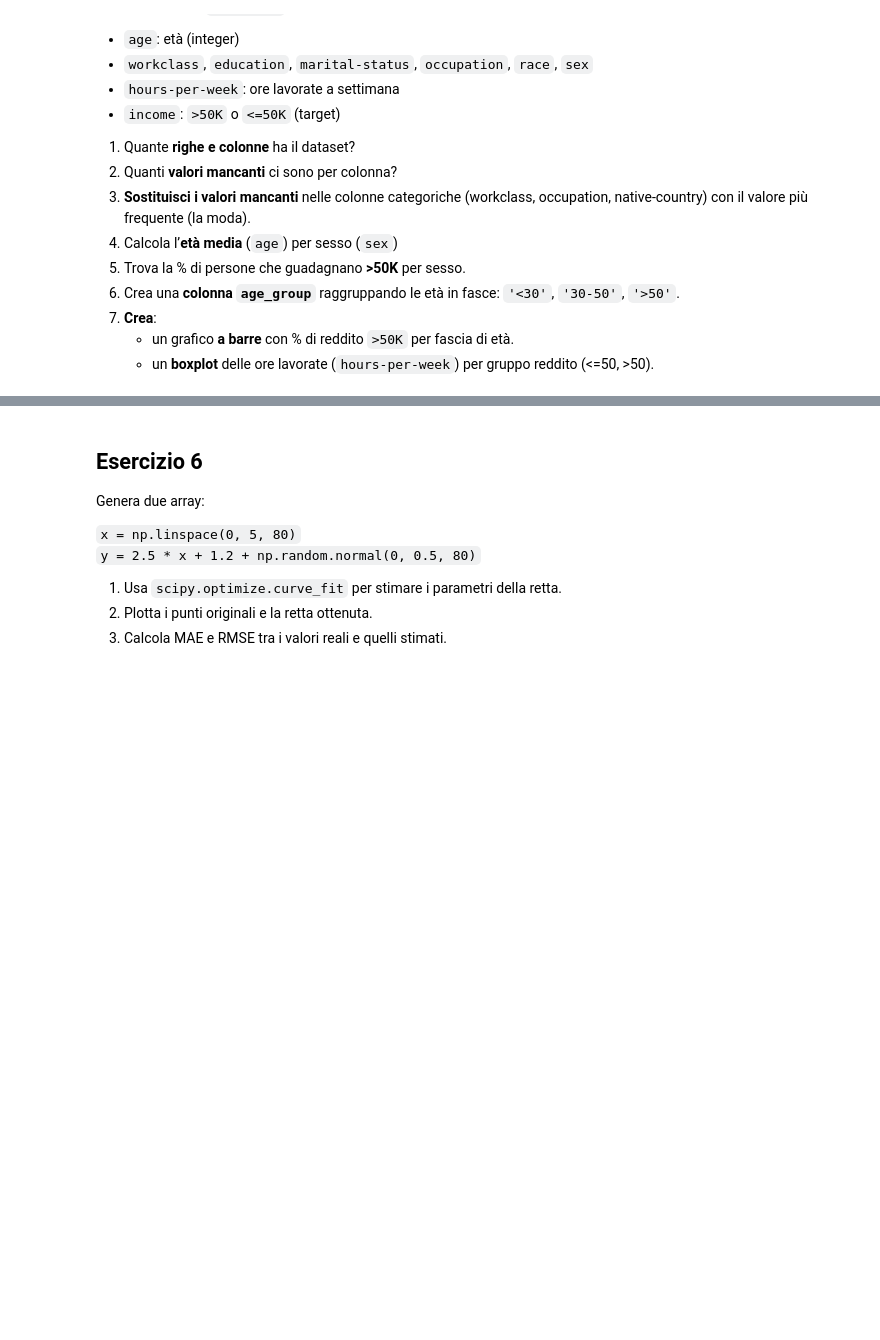
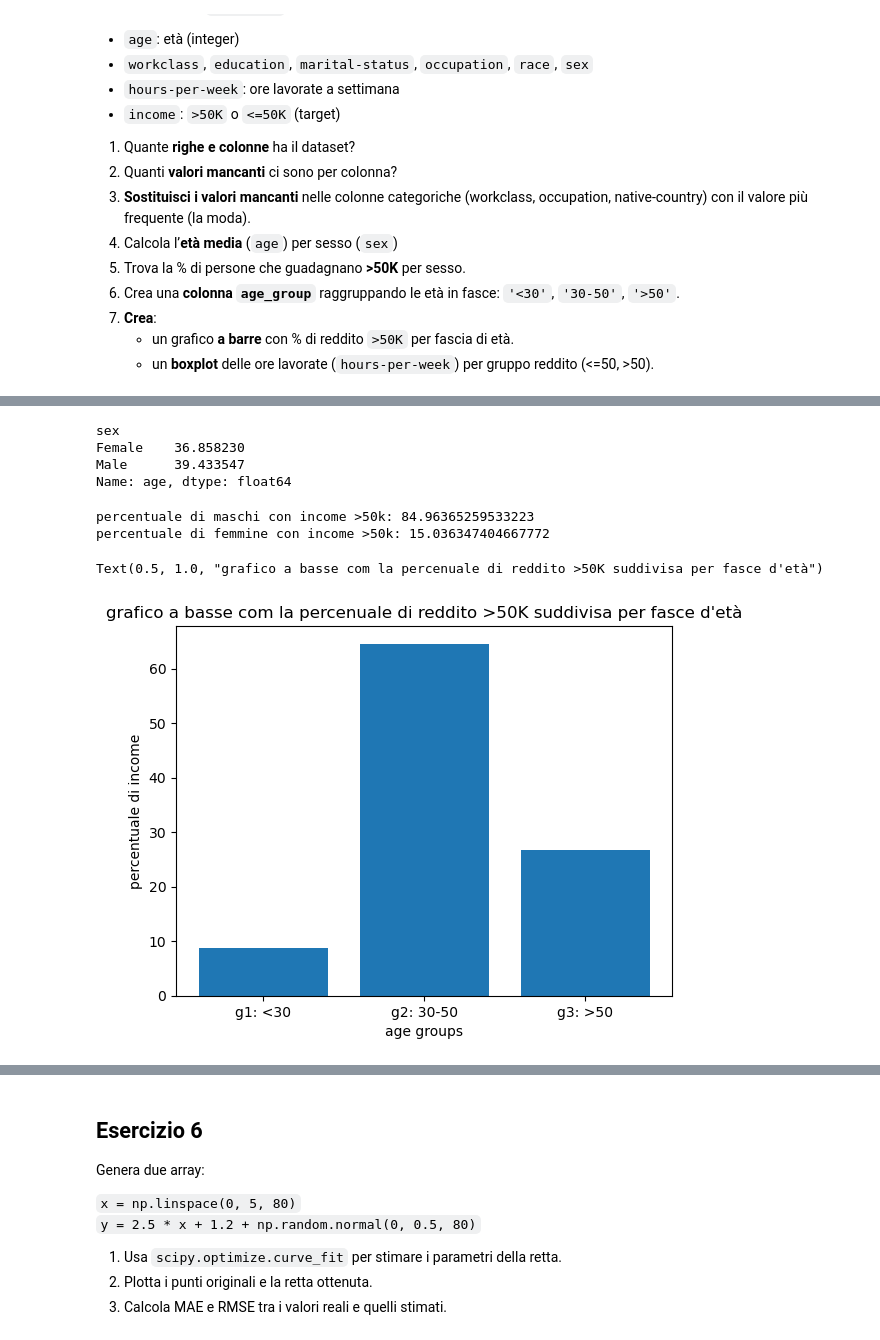
Before and after one commit to margheritaagiordani/ProgrammingLab, a Jupyter notebook: materiale_lezioni/esami_simulazioni/esame27_Giugno.ipynb, the cells around one changed output, grey strips where cells are left out. Cells and saved outputs as stored; diff of their text form; code cells hidden in the pictures; blank space fills up the shorter version.

```diff
--- a/materiale_lezioni/esami_simulazioni/esame27_Giugno.ipynb
+++ b/materiale_lezioni/esami_simulazioni/esame27_Giugno.ipynb
@@ -239,3 +241,7 @@ Contiene informazioni demografiche su adulti negli Stati Uniti. Le colonne rilev
 8. **Crea**:
    - un grafico **a barre** con % di reddito `>50K` per fascia di età.
    - un **boxplot** delle ore lavorate (`hours-per-week`) per gruppo reddito (<=50, >50).
+# %%
+data = pd.read_csv('adult.csv')
+data.head()
+data.info() #15 variabili e 32561 osservazioni
@@ -241,0 +285,36 @@ Contiene informazioni demografiche su adulti negli Stati Uniti. Le colonne rilev
+# %%
+print(data.groupby(by='sex')['age'].mean())
+# %% [output]
+sex
+Female    36.858230
+Male      39.433547
+Name: age, dtype: float64
+# %%
+data.head()
+data.income.unique()
+data_sub = data[data.income==' >50K']
+
+
+print("percentuale di maschi con income >50k: {}".format((len(data_sub[data_sub.sex == ' Male'])/len(data_sub)*100)))
+print("percentuale di femmine con income >50k: {}".format((len(data_sub[data_sub.sex == ' Female'])/len(data_sub)*100)))
+# %% [output]
+percentuale di maschi con income >50k: 84.96365259533223
+percentuale di femmine con income >50k: 15.036347404667772
+# %%
+#7. Crea una **colonna `age_group`** raggruppando le età in fasce: `'<30'`, `'30-50'`, `'>50'`.
+data['age_group']=pd.cut(data.age, bins=[-float('inf'),30,50, + float('inf')], labels=['1', '2', '3'])
+# %%
+# 8. **Crea**:
+#    - un grafico **a barre** con % di reddito `>50K` per fascia di età.
+data_sub = data[data['income']==' >50K']
+g1 = len(data_sub[data_sub.age_group == '1'])/len(data_sub)*100
+g2 = len(data_sub[data_sub.age_group == '2'])/len(data_sub)*100
+g3 = len(data_sub[data_sub.age_group == '3'])/len(data_sub)*100
+
+plt.bar(['g1: <30','g2: 30-50','g3: >50'], [g1,g2,g3])
+plt.xlabel('age groups')
+plt.ylabel('percentuale di income')
+plt.title("grafico a basse com la percenuale di reddito >50K suddivisa per fasce d'età")
+# %% [output]
+Text(0.5, 1.0, "grafico a basse com la percenuale di reddito >50K suddivisa per fasce d'età")
+[figure, added]
```
Also changed, not shown: parts of 8 cells of this notebook, 3 other files.
